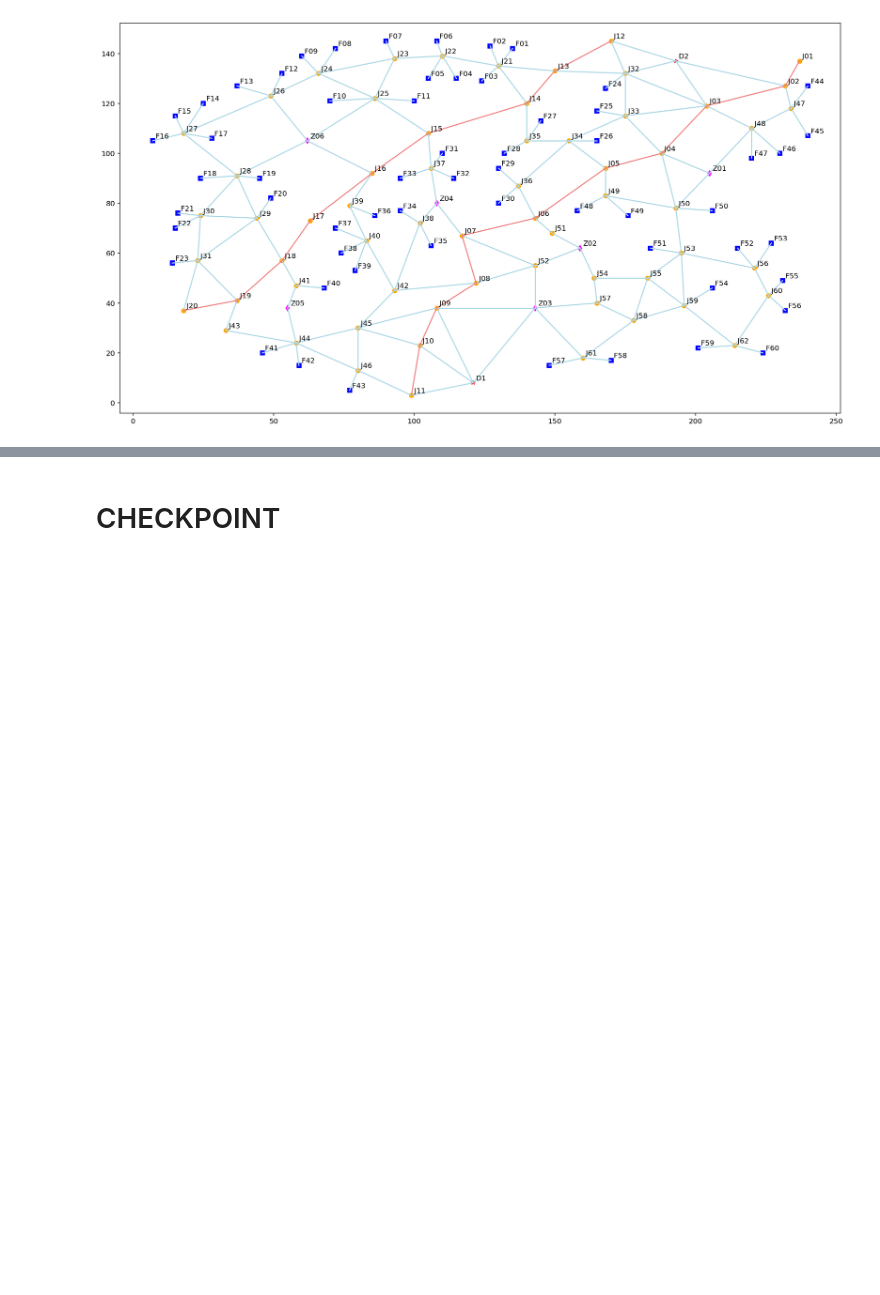
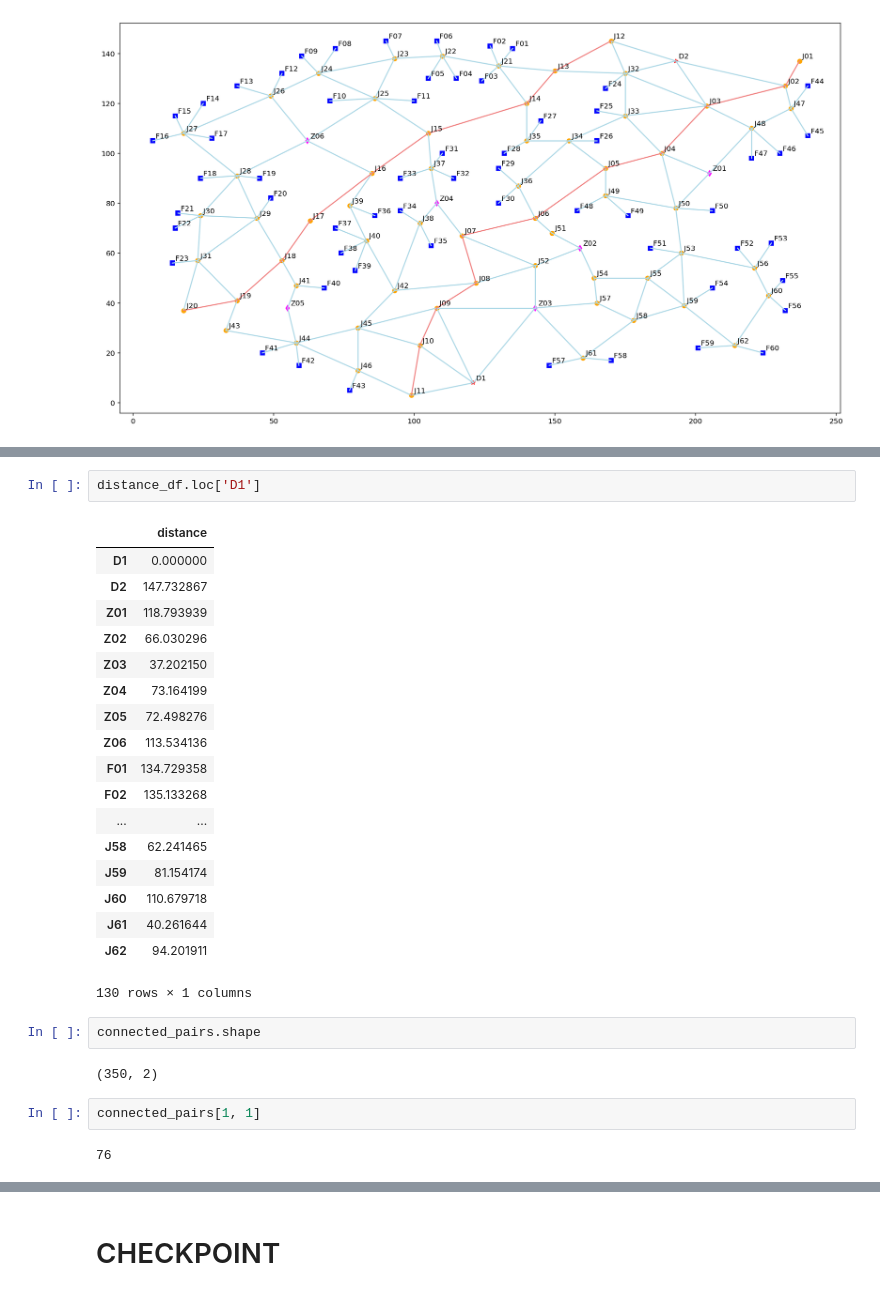
Before and after one commit to StarsMyDestination/Math-2017-E, a Jupyter notebook: load_data.ipynb, the cells around one changed output, grey strips where cells are left out. Cells and saved outputs as stored; diff of their text form; blank space fills up the shorter version.

```diff
--- a/load_data.ipynb
+++ b/load_data.ipynb
@@ -279,0 +351,29 @@ for node_1, node_2 in pairs_no_repeat_2:
+# %%
+distance_df.loc['D1']
+# %% [output]
+|  | distance |
+| D1 | 0.000000 |
+| D2 | 147.732867 |
+| Z01 | 118.793939 |
+| Z02 | 66.030296 |
+| Z03 | 37.202150 |
+| Z04 | 73.164199 |
+| Z05 | 72.498276 |
+| Z06 | 113.534136 |
+| F01 | 134.729358 |
+| F02 | 135.133268 |
+| ... | ... |
+| J58 | 62.241465 |
+| J59 | 81.154174 |
+| J60 | 110.679718 |
+| J61 | 40.261644 |
+| J62 | 94.201911 |
+130 rows × 1 columns
+# %%
+connected_pairs.shape
+# %% [output]
+(350, 2)
+# %%
+connected_pairs[1, 1]
+# %% [output]
+76
```
Also changed, not shown: parts of 15 cells of this notebook, 14 other files.
